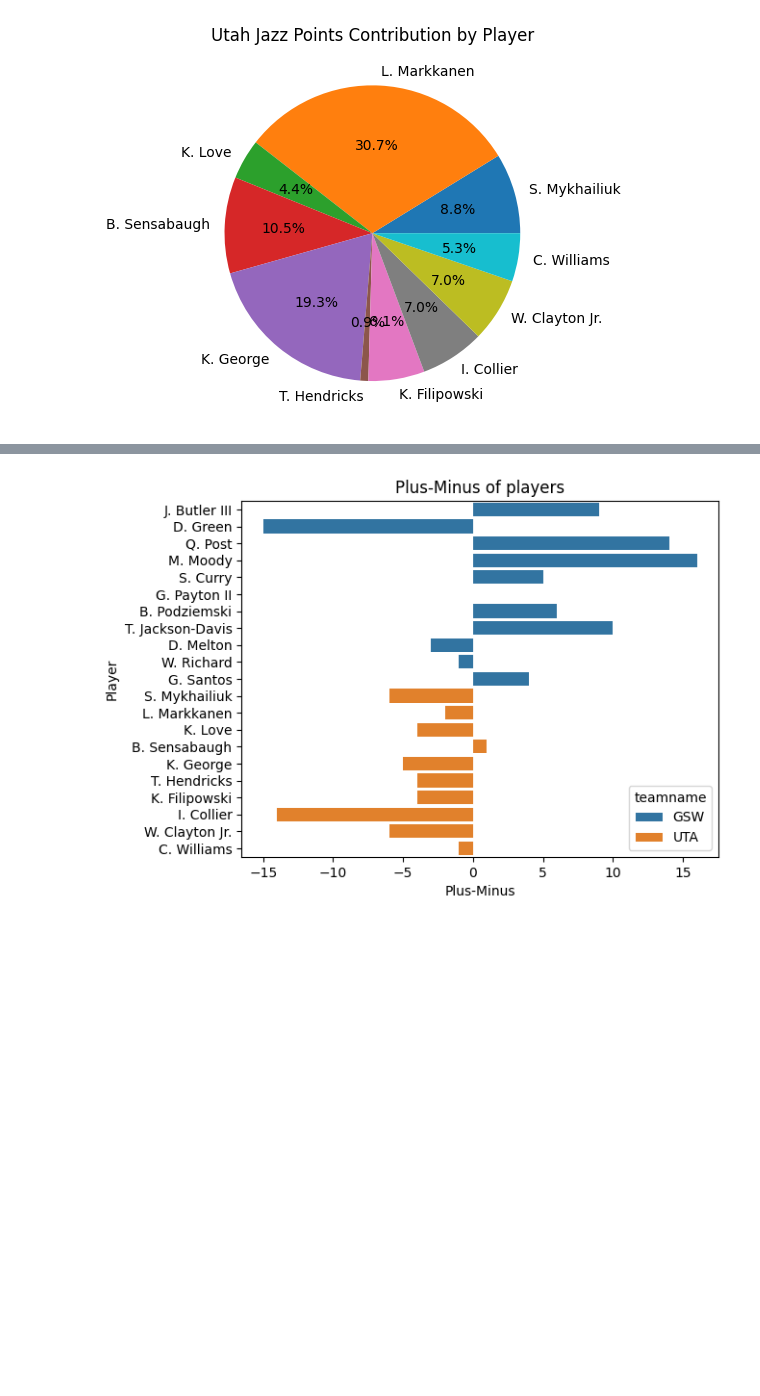
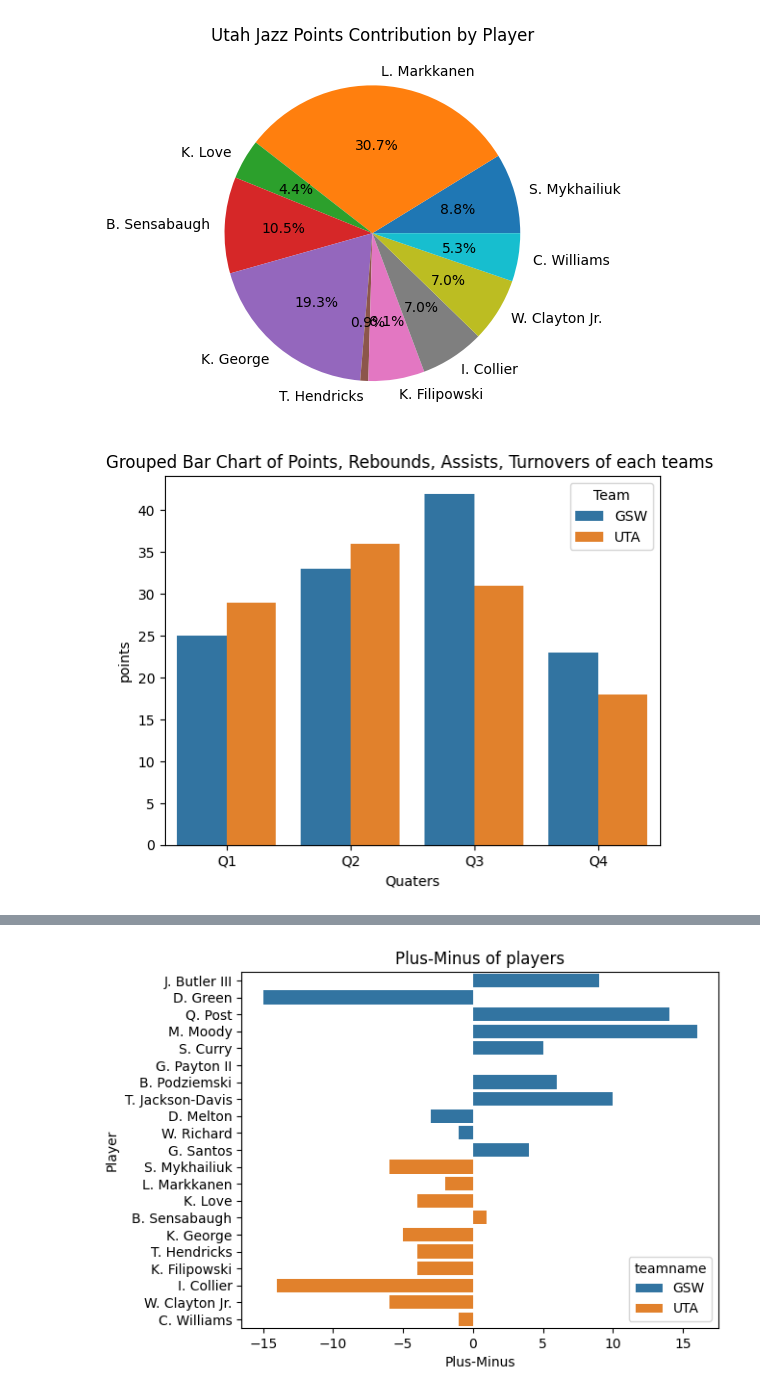
Before and after one commit to biiipin/analysis_nbagame, a Jupyter notebook: data_analysis.ipynb, the cells around one changed output, grey strips where cells are left out. Cells and saved outputs as stored; diff of their text form; code cells hidden in the pictures; blank space fills up the shorter version.

```diff
--- a/data_analysis.ipynb
+++ b/data_analysis.ipynb
@@ -9,6 +9,7 @@ player_trad= pd.read_csv('player_traditional_stats.csv')
 player_adv=pd.read_csv('player_advanced_stats.csv')
 team_trad=pd.read_csv('team_traditional_stats.csv')
 team_adv=pd.read_csv('team_advanced_stats.csv')
+stats_quarterly=pd.read_csv("team_points_per_quarter.csv")
 # %%
 player=pd.merge(player_trad, player_adv, on=['nameI', 'teamName'], how='left', suffixes=('_trad', '_adv'))
 # %%
@@ -246,3 +253,12 @@ plt.title('Utah Jazz Points Contribution by Player')
 plt.show()
 # %% [output]
 [figure]
+# %%
+#Points scored in each equaters by each team
+Quater_stats=['Q1','Q2','Q3','Q4']
+stats_melted = stats_quarterly.melt(id_vars='Team', value_vars=Quater_stats, var_name='Quaters', value_name='points')
+sns.barplot(data=stats_melted, x='Quaters', y='points', hue='Team')
+plt.title('Grouped Bar Chart of Points, Rebounds, Assists, Turnovers of each teams ')
+plt.show()
+# %% [output]
+[figure, added]
```
Also changed, not shown: parts of 3 cells of this notebook, 1 other file.
